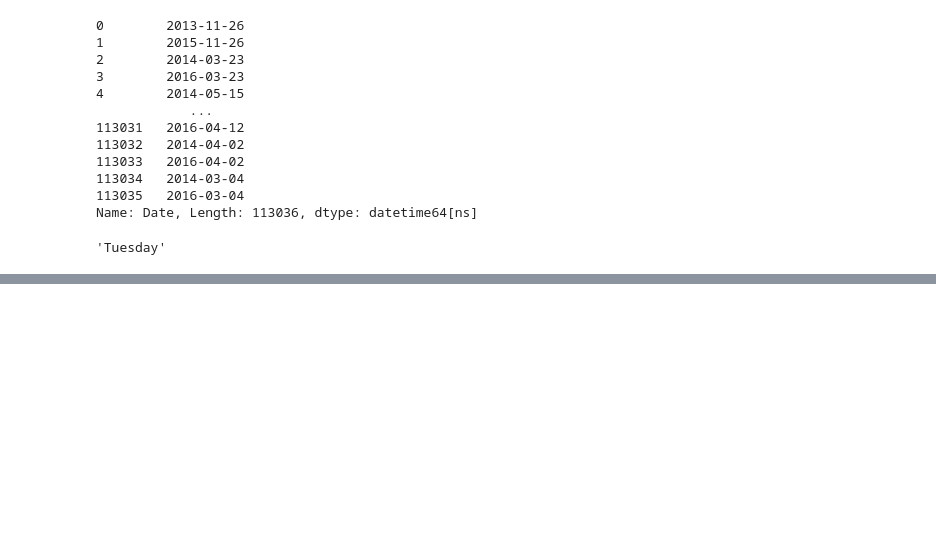
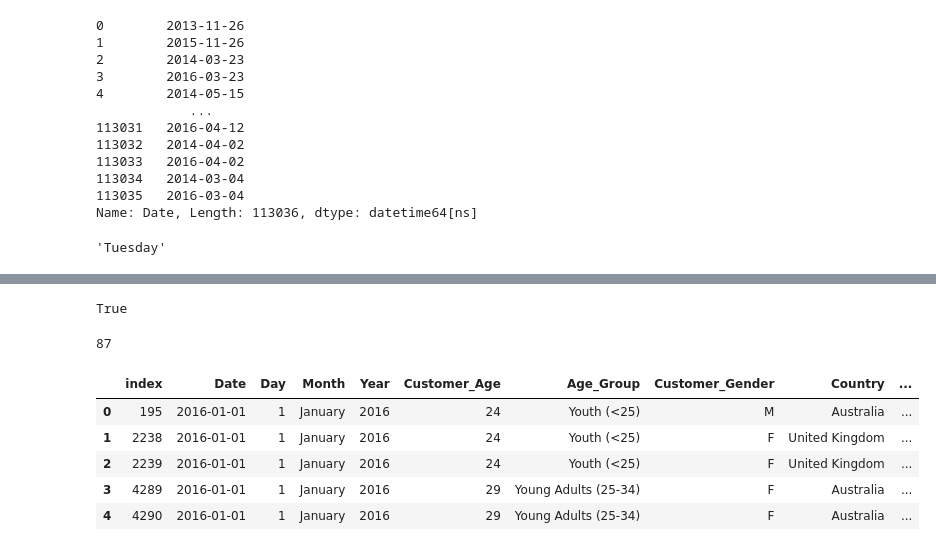
Before and after one commit to dindadinho93/Python-Exercise, a Jupyter notebook: sales_data.ipynb, the cells around one changed output, grey strips where cells are left out. Saved outputs shown, nothing was run; the diff lists cells and outputs as text; code cells hidden in the pictures; blank space fills up the shorter version.

```diff
--- a/sales_data.ipynb
+++ b/sales_data.ipynb
@@ -313,0 +317,20 @@ dt[dt['Date']=='2016']
+# %%
+load_dotenv()
+# %% [output]
+True
+# %%
+engine = create_engine('postgresql://'+ os.getenv('PGSQL_USER') +':'+ os.getenv('PASSWORD')+'@localhost:5432/postgres')
+# %%
+dt2016.to_sql('sales_2016',engine, if_exists='replace')
+# %% [output]
+87
+# %%
+df_sql = pd.read_sql('sales_2016', engine)
+df_sql.head()
+# %% [output]
+|  | index | Date | Day | Month | Year | Customer_Age | Age_Group | Customer_Gender | Country | ... |
+| 0 | 195 | 2016-01-01 | 1 | January | 2016 | 24 | Youth (<25) | M | Australia | ... |
+| 1 | 2238 | 2016-01-01 | 1 | January | 2016 | 24 | Youth (<25) | F | United Kingdom | ... |
+| 2 | 2239 | 2016-01-01 | 1 | January | 2016 | 24 | Youth (<25) | F | United Kingdom | ... |
+| 3 | 4289 | 2016-01-01 | 1 | January | 2016 | 29 | Young Adults (25-34) | F | Australia | ... |
+| 4 | 4290 | 2016-01-01 | 1 | January | 2016 | 29 | Young Adults (25-34) | F | Australia | ... |
```
Also changed, not shown: parts of 8 cells of this notebook, 3 other files.
